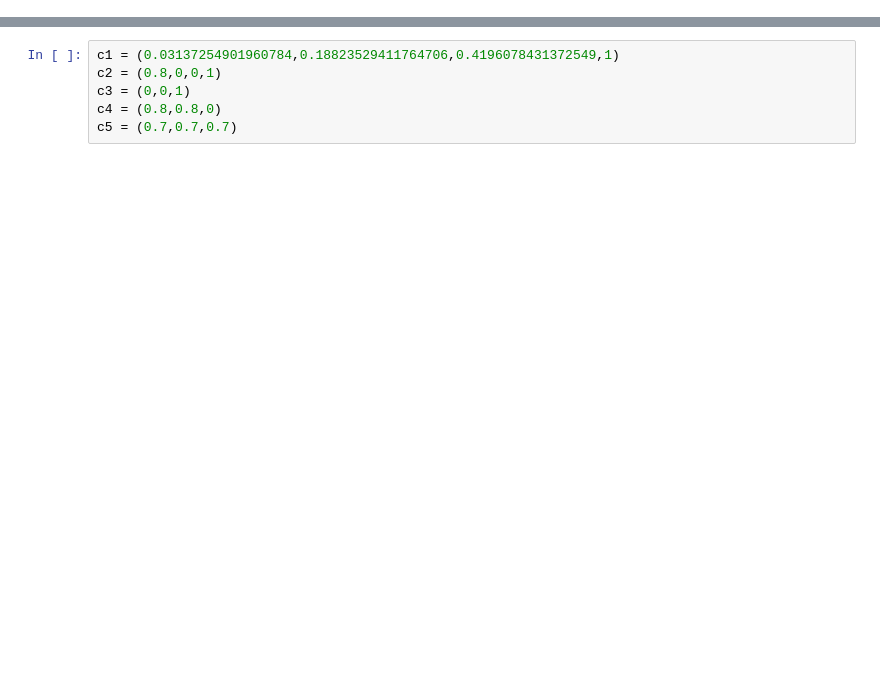
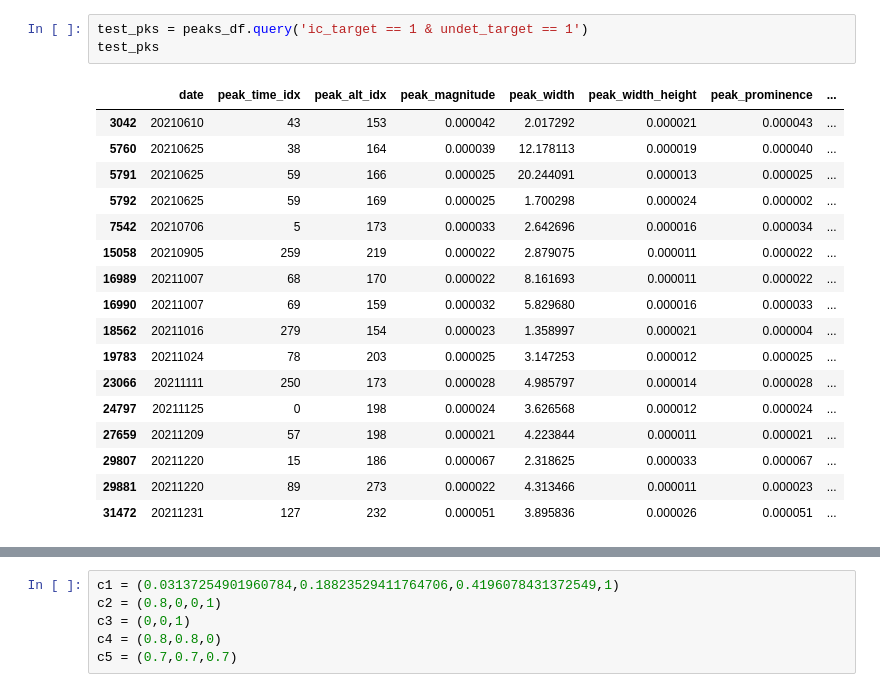
Before and after one commit to luke-whitehead/01_SLW_xgb, a Jupyter notebook: 105_training_dataset_analysis.ipynb, the cells around one changed output, grey strips where cells are left out. Saved outputs shown, nothing was run; the diff lists cells and outputs as text; blank space fills up the shorter version.

```diff
--- a/105_training_dataset_analysis.ipynb
+++ b/105_training_dataset_analysis.ipynb
@@ -53,0 +67,21 @@ peaks_df
+# %%
+test_pks = peaks_df.query('ic_target == 1 & undet_target == 1')
+test_pks
+# %% [output]
+|  | date | peak_time_idx | peak_alt_idx | peak_magnitude | peak_width | peak_width_height | peak_prominence | ... |
+| 3042 | 20210610 | 43 | 153 | 0.000042 | 2.017292 | 0.000021 | 0.000043 | ... |
+| 5760 | 20210625 | 38 | 164 | 0.000039 | 12.178113 | 0.000019 | 0.000040 | ... |
+| 5791 | 20210625 | 59 | 166 | 0.000025 | 20.244091 | 0.000013 | 0.000025 | ... |
+| 5792 | 20210625 | 59 | 169 | 0.000025 | 1.700298 | 0.000024 | 0.000002 | ... |
+| 7542 | 20210706 | 5 | 173 | 0.000033 | 2.642696 | 0.000016 | 0.000034 | ... |
+| 15058 | 20210905 | 259 | 219 | 0.000022 | 2.879075 | 0.000011 | 0.000022 | ... |
+| 16989 | 20211007 | 68 | 170 | 0.000022 | 8.161693 | 0.000011 | 0.000022 | ... |
+| 16990 | 20211007 | 69 | 159 | 0.000032 | 5.829680 | 0.000016 | 0.000033 | ... |
+| 18562 | 20211016 | 279 | 154 | 0.000023 | 1.358997 | 0.000021 | 0.000004 | ... |
+| 19783 | 20211024 | 78 | 203 | 0.000025 | 3.147253 | 0.000012 | 0.000025 | ... |
+| 23066 | 20211111 | 250 | 173 | 0.000028 | 4.985797 | 0.000014 | 0.000028 | ... |
+| 24797 | 20211125 | 0 | 198 | 0.000024 | 3.626568 | 0.000012 | 0.000024 | ... |
+| 27659 | 20211209 | 57 | 198 | 0.000021 | 4.223844 | 0.000011 | 0.000021 | ... |
+| 29807 | 20211220 | 15 | 186 | 0.000067 | 2.318625 | 0.000033 | 0.000067 | ... |
+| 29881 | 20211220 | 89 | 273 | 0.000022 | 4.313466 | 0.000011 | 0.000023 | ... |
+| 31472 | 20211231 | 127 | 232 | 0.000051 | 3.895836 | 0.000026 | 0.000051 | ... |
```
Also changed, not shown: parts of 24 cells of this notebook, 17 other files.
